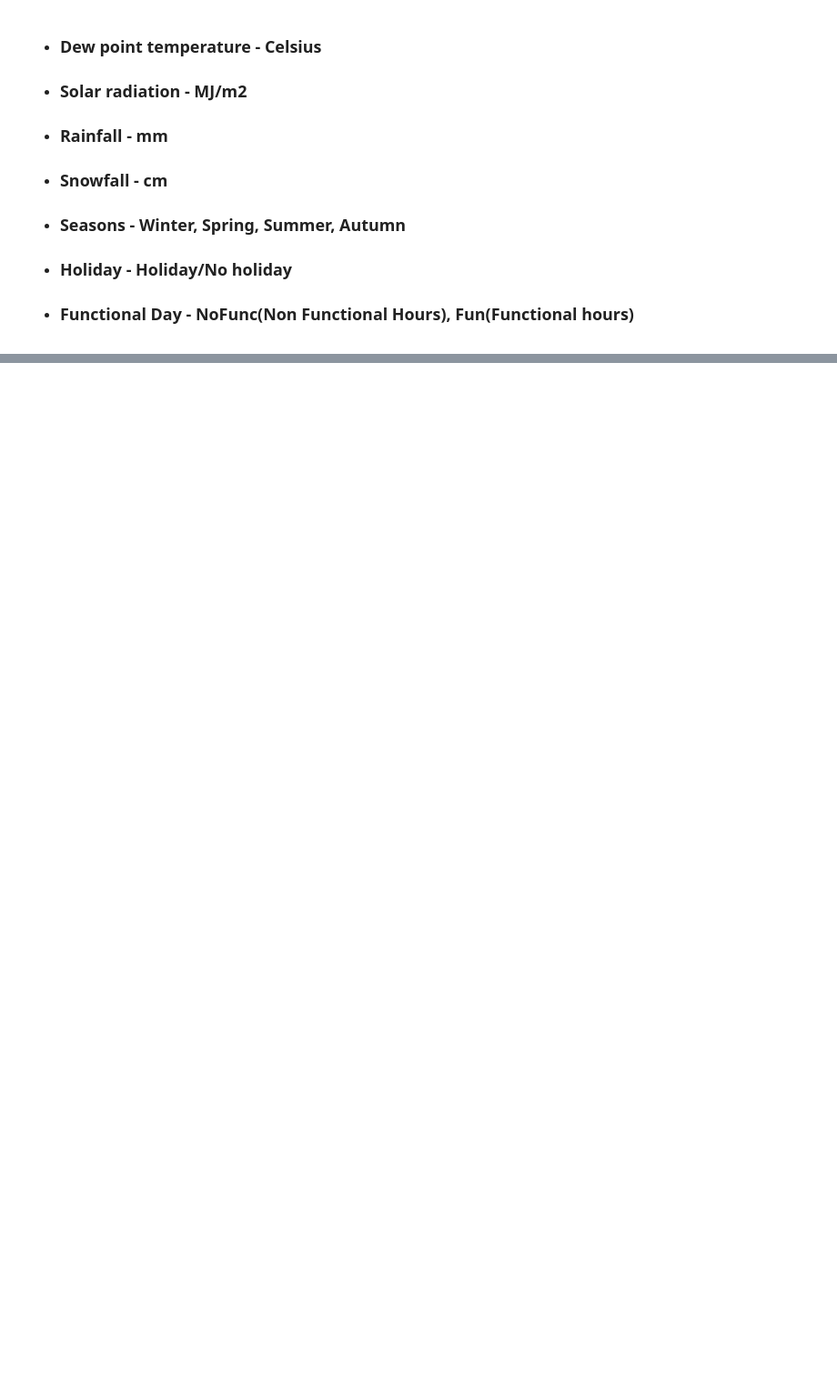
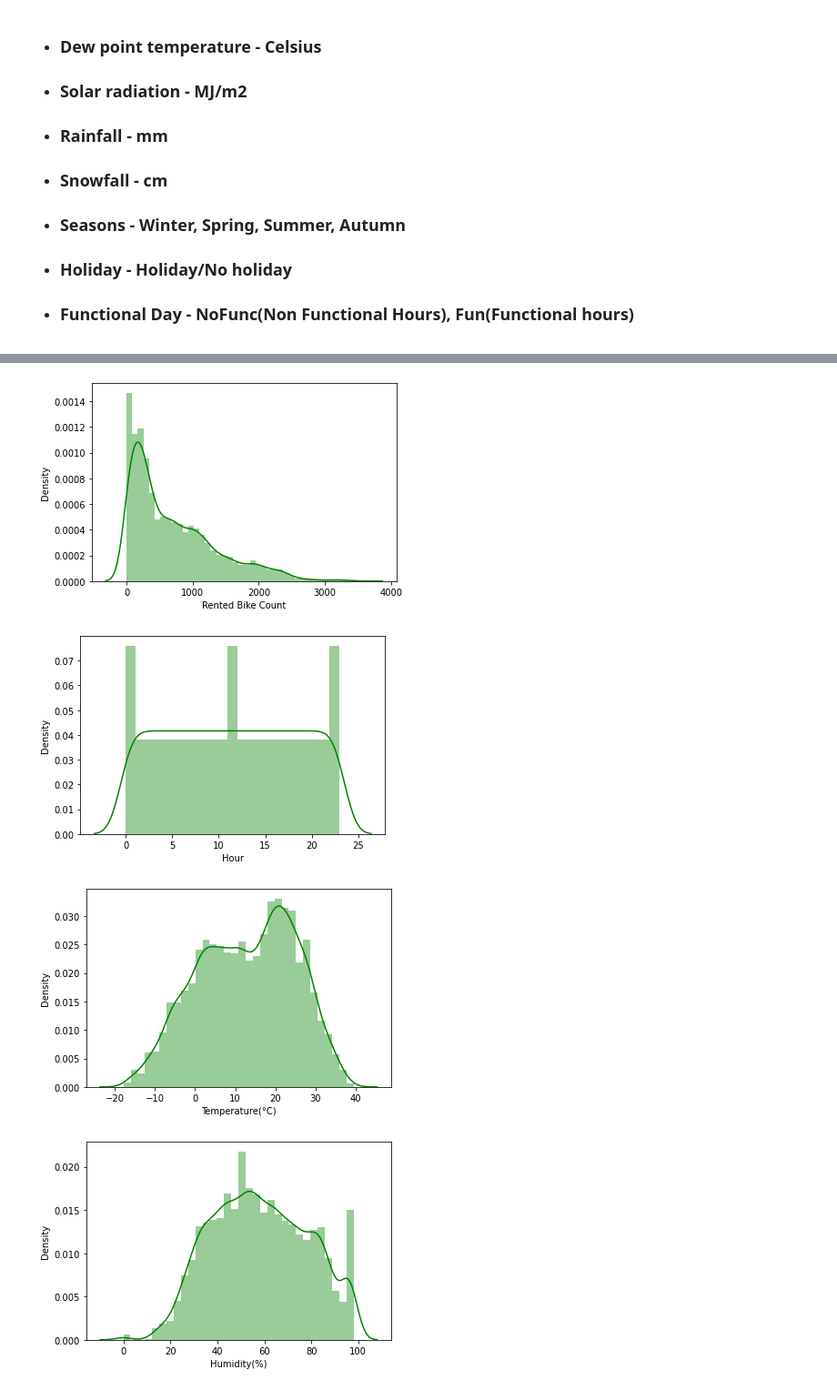
Before and after one commit to AtulChouhan0/Bike-Sharing-Demand-Prediction, a Jupyter notebook: Bike_Sharing_Demand_Prediction_Capstone_Project.ipynb, the cells around one changed output, grey strips where cells are left out. Shown at 91% size. Drawn from its saved outputs; the diff is of its cells as text; code cells hidden in the pictures; blank space fills up the shorter version.

```diff
--- a/Bike_Sharing_Demand_Prediction_Capstone_Project.ipynb
+++ b/Bike_Sharing_Demand_Prediction_Capstone_Project.ipynb
@@ -42,0 +64,11 @@ df = pd.read_csv(path, encoding= 'unicode_escape')
+# %%
+numeric_column = df.describe().columns.tolist()
+# %%
+for i in numeric_column:
+  sns.distplot(df[i], color='g')
+  plt.show()
+# %% [output]
+[figure, added]
+[figure, added]
+[figure, added]
+[figure, added]
```
Also changed, not shown: parts of 69 cells of this notebook.
